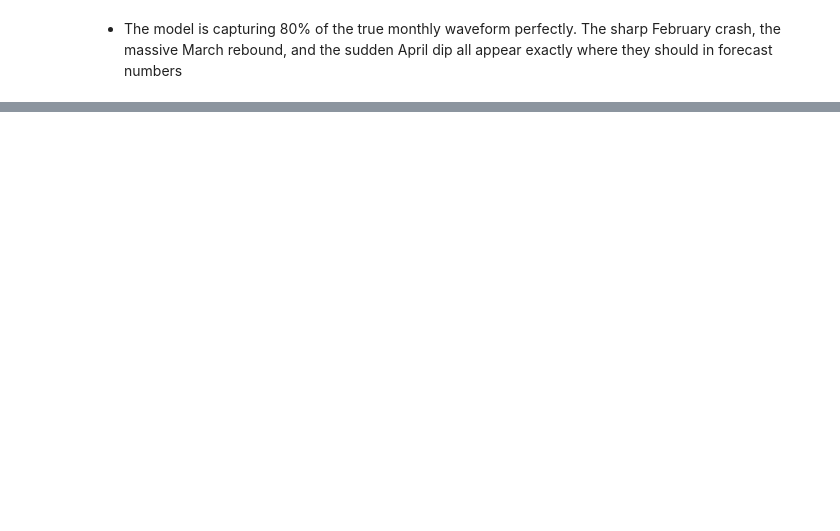
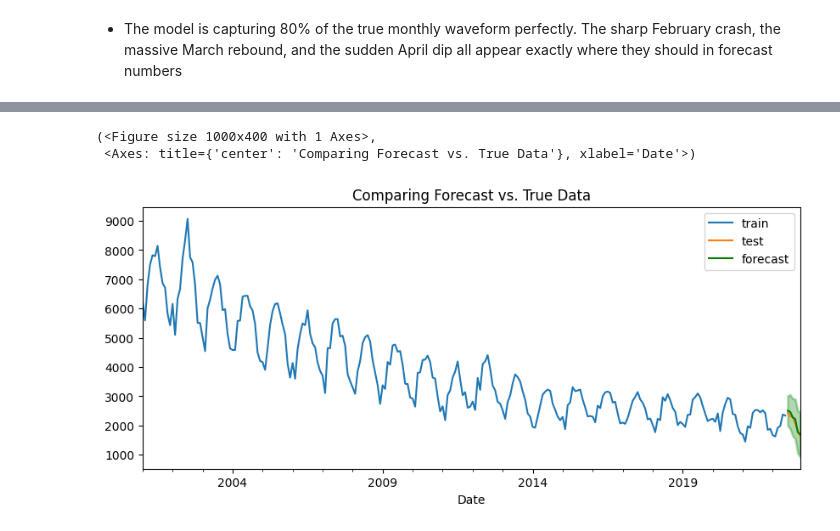
Before and after one commit to Hibashanti/Time-Series-Analysis, a Jupyter notebook: Chicago_Crimes_Core.ipynb, the cells around one changed output, grey strips where cells are left out. Drawn from its saved outputs; the diff is of its cells as text; code cells hidden in the pictures; blank space fills up the shorter version.

```diff
--- a/Chicago_Crimes_Core.ipynb
+++ b/Chicago_Crimes_Core.ipynb
@@ -876,0 +942,17 @@ ax=df_sarima.plot_diagnostics();
+# %%
+#Split the time series into training and test data (Remember we want to predict 6 months)
+train,test=train_test_split(monthely_battery,test_size=6)
+# %%
+#Fit a manual ARIMA/SARIMA model based on the orders determined during your exploration.
+P=2
+d=1
+q=2
+P=2
+D=0
+Q=0
+m=12
+sarima_battery=tsa.ARIMA(train,order=(p,d,q),seasonal_order=(P,D,Q,m)).fit()
+# %%
+#Make forecasts with your model.
+battery_forecast=sarima_battery.get_forecast(len(test)).summary_frame()
+battery_forecast
@@ -876,0 +967,7 @@ ax=df_sarima.plot_diagnostics();
+# %%
+#Plot the forecasts versus the test data
+plot_forecast(train,test,battery_forecast)
+# %% [output]
+(<Figure size 1000x400 with 1 Axes>,
+ <Axes: title={'center': 'Comparing Forecast vs. True Data'}, xlabel='Date'>)
+[figure, added]
```
Also changed, not shown: parts of 19 cells of this notebook.
